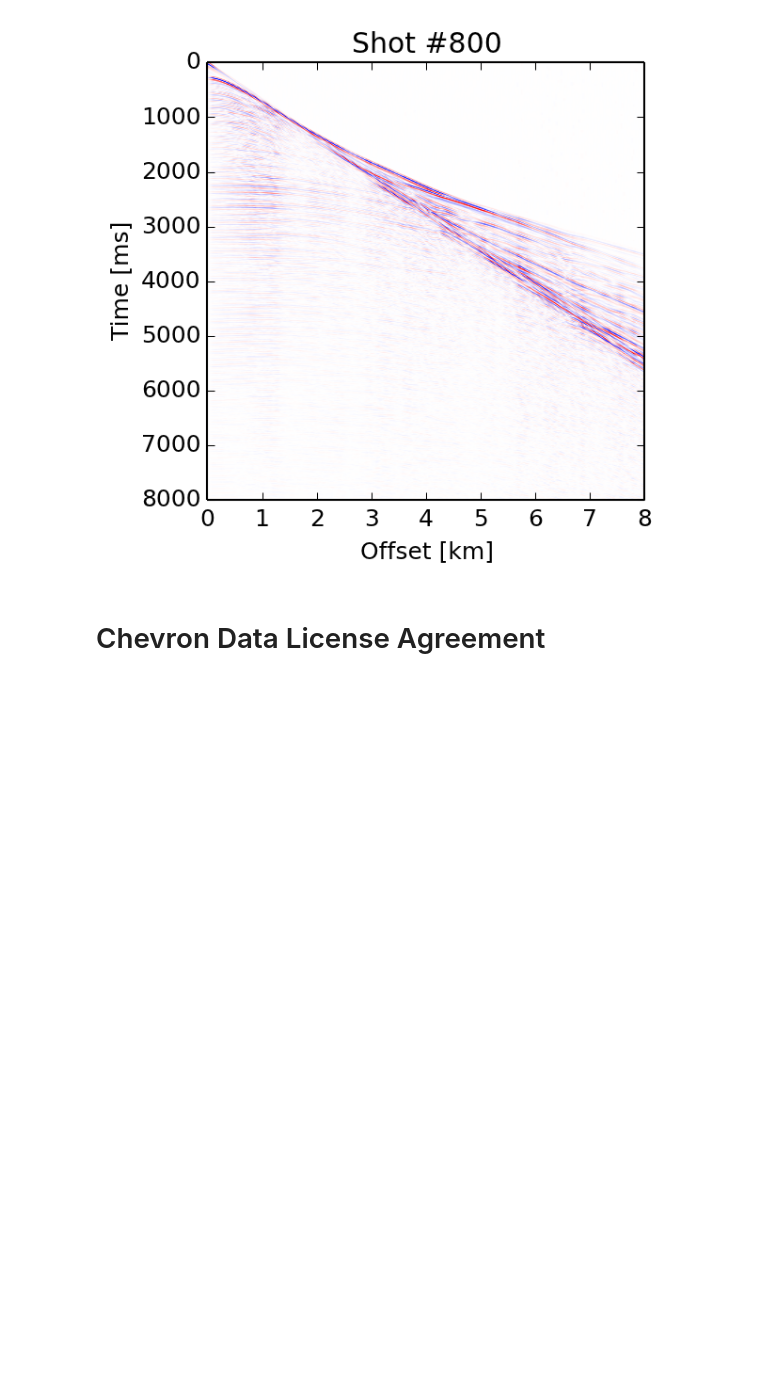
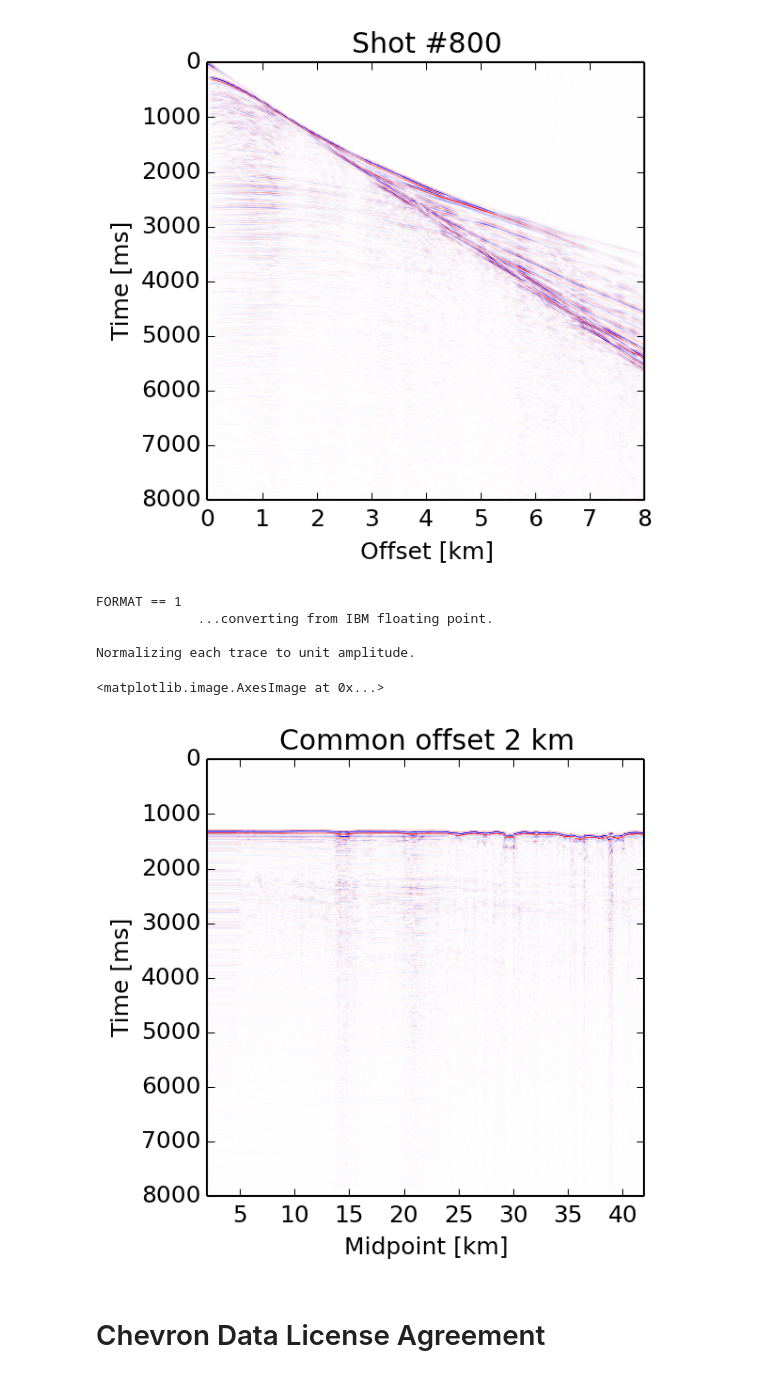
Before and after one commit to bsmithyman/IPyNB-SEG2014FWIBenchmark, a Jupyter notebook: SEG 2014 Chevron Initial.ipynb, the cells around one changed output. Cells and saved outputs as stored; diff of their text form; code cells hidden in the pictures; blank space fills up the shorter version.

Commit message:
Common offset gathers.

```diff
--- a/SEG 2014 Chevron Initial.ipynb
+++ b/SEG 2014 Chevron Initial.ipynb
@@ -10,7 +10,7 @@ This IPython notebook is licensed under [Creative Commons Attribution-ShareAlike
 ## Data Location
 # %%
 # Set the data directory here to point to your copy of the Chevron dataset
-DATA_DIRECTORY = '.'
+DATA_DIRECTORY = '/Users/brendan/Desktop/segchevron2014'
 # %% [markdown]
 ## Readme File
 # %%
@@ -353,6 +353,39 @@ ax.imshow(gatherN.T, **plotopts)
 # %% [output]
 <matplotlib.image.AxesImage at 0x...>
 [figure]
+# %%
+traceoffset = 80
+gather = sfPiso[traceoffset::CHANNELS]
+gatherN = sfPiso.sNormalize(gather) # Trace normalization (ensemble scale)
+midpoint = (xSrc + arr([xRec[i][traceoffset] for i in xrange(SOURCES)])) / 2
+offset = xRec[0][traceoffset] - xSrc[0]
+# %% [output]
+FORMAT == 1
+             ...converting from IBM floating point.
+
+Normalizing each trace to unit amplitude.
+# %%
+# Set aspect ratio (vertical exaggeration)
+aspect = 5e-3
+colormap = cm.bwr
+
+fig = plt.figure()
+
+ax = fig.add_subplot(1,1,1, aspect=aspect)
+ax.xaxis.set_label_text('Midpoint [%s]'%lu)
+ax.yaxis.set_label_text('Time [ms]')
+ax.set_title('Common offset %d %s'%(offset, lu))
+plotopts = {
+    'vmin': -1,
+    'vmax': 1,
+    'aspect': aspect,
+    'cmap': colormap,
+    'extent': (midpoint[0], midpoint[-1], dt * (sfPiso.ns - 1), 0)
+}
+ax.imshow(gatherN.T, **plotopts)
+# %% [output]
+<matplotlib.image.AxesImage at 0x...>
+[figure, added]
 # %% [markdown]
 # Chevron Data License Agreement
 # %%
```
Also changed, not shown: 1 other file.
